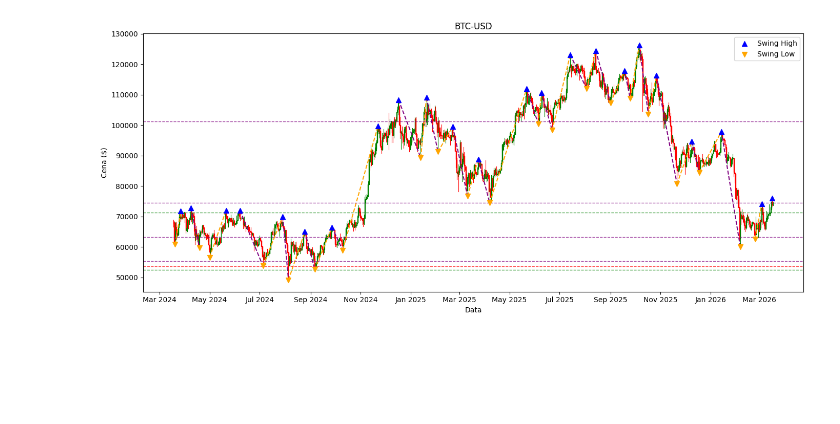
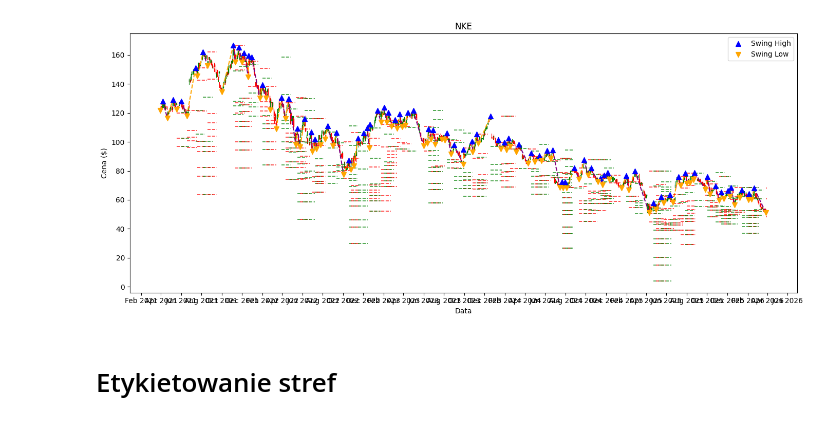
Before and after one commit to Paffeueq/fibonacci-retracement-ml, a Jupyter notebook: dyplomowy.ipynb, the cells around one changed output. Drawn from its saved outputs; the diff is of its cells as text; code cells hidden in the pictures; blank space fills up the shorter version.

```diff
--- a/dyplomowy.ipynb
+++ b/dyplomowy.ipynb
@@ -16,7 +27,13 @@ interwal = "1d"     # <- 1m, 5m, 15m, 1h, 1d, 1wk, 1mo
 # %%
+ticker = ("NKE")  # symbol dnaego indeksu, np. "AAPL", "^GSPC", "ETH-USD"
+okres  = "5y"       # 1d, 5d, 1mo, 3mo, 6mo, 1y, 2y, 5y, 10y, ytd, max
+interwal = "1d"     # 1m, 5m, 15m, 1h, 1d, 1wk, 1mo
+
 df = yf.download(ticker, period=okres, interval=interwal)
-df.columns = df.columns.get_level_values(0) #usuniecie podowojnych naglowkow
-df = df.reset_index() #Date jako kolumna a nie indeks
-df.columns.name = None #usunięcie price zeby tabela wygladala czysto
+df.columns = df.columns.get_level_values(0)
+df = df.reset_index()
+df.columns.name = None
+
+print(df.head())
 # %% [output]
 [*********************100%***********************]  1 of 1 completed
@@ -99,5 +122,5 @@ plt.show()
 # %%
-n = 10 #ile swiec sprawdzamy z kazdej strony
+n = 5 #ile swiec sprawdzamy z kazdej strony
 df["swing_high"] = np.nan
 df["swing_low"] = np.nan
 
@@ -188,6 +215,6 @@ plt.show()
 # %%
-#LEVELS = [0, 0.38, 0.5, 0.61, 0.707, 0.878, 1, 1.272, 1.618, 2.058, 2.618, 0.8, 0.236, 0.44, 0.577, 0.667, 0.786, 0.941, 1.13, 1.414, 1.732, 2.236, 0.278, 0.77]
-LEVELS = [0.236, 0.382, 0.5, 0.618, 0.786]
+LEVELS = [0, 0.38, 0.5, 0.61, 0.707, 0.878, 1, 1.272, 1.618, 2.058, 2.618, 0.8, 0.236, 0.44, 0.577, 0.667, 0.786, 0.941, 1.13, 1.414, 1.732, 2.236, 0.278, 0.77]
+#LEVELS = [0.236, 0.382, 0.5, 0.618, 0.786]
 fib_zones = []
 
 for t in trends:
@@ -278,39 +337,37 @@ Liczba stref po agregacji: 7
 fig, ax = plt.subplots(figsize=(14, 6))
 
 for _, row in df.iterrows():
     color = "green" if row["Close"] >= row["Open"] else "red"
     ax.plot([row["Date"], row["Date"]], [row["Low"], row["High"]], color=color, linewidth=0.8) #knot siwecy
     ax.add_patch(Rectangle(     #swieca
         (mdates.date2num(row["Date"]) - 0.3, min(row["Open"], row["Close"])),
         0.6,
         abs(row["Close"] - row["Open"]),
         color=color
     ))
 
 ax.scatter(df["Date"], df["swing_high"], color="blue", marker="^", s=50, zorder=5, label="Swing High")
 ax.scatter(df["Date"], df["swing_low"], color="orange", marker="v", s=50, zorder=5, label="Swing Low")
 ax.legend()
 
 for t in trends:
     color = "orange" if t["typ"] == "wzrost" else "purple"
     ax.plot([t["start_date"], t["end_date"]], [t["start_price"], t["end_price"]],
             color=color, linewidth=1.5, linestyle="--")
 
-for strefa in strefy_agregowane:
-    if "wzrost" in strefa["typy"] and "spadek" in strefa["typy"]:
-        kolor = "purple"  # strefa z obu typów trendów - najsilniejsza
-    elif "wzrost" in strefa["typy"]:
-        kolor = "green"
-    else:
-        kolor = "red"
-    ax.axhline(strefa["price"], color=kolor, linewidth=1, linestyle="--", alpha=0.7)
+for z in fib_zones_new:
+    kolor = "green" if z["typ"] == "wzrost" else "red"
+    ax.hlines(z["price"], z["start"], z["end"],
+              colors=kolor, linewidth=1.2, linestyle="--", alpha=0.8)
 
 ax.xaxis.set_major_formatter(mdates.DateFormatter("%b %Y"))    # etykiety osi x na daty
 ax.xaxis.set_major_locator(mdates.MonthLocator(interval=2))     # co 2 miesiace etykieta na osi x
 plt.title(f"{ticker}")
 plt.xlabel("Data")
 plt.ylabel("Cena ($)")
 plt.tight_layout()
 plt.show()
 # %% [output]
-[figure, old version]
+[figure, new version]
+# %% [markdown]
+# Etykietowanie stref
```
Also changed, not shown: parts of 32 cells of this notebook.
